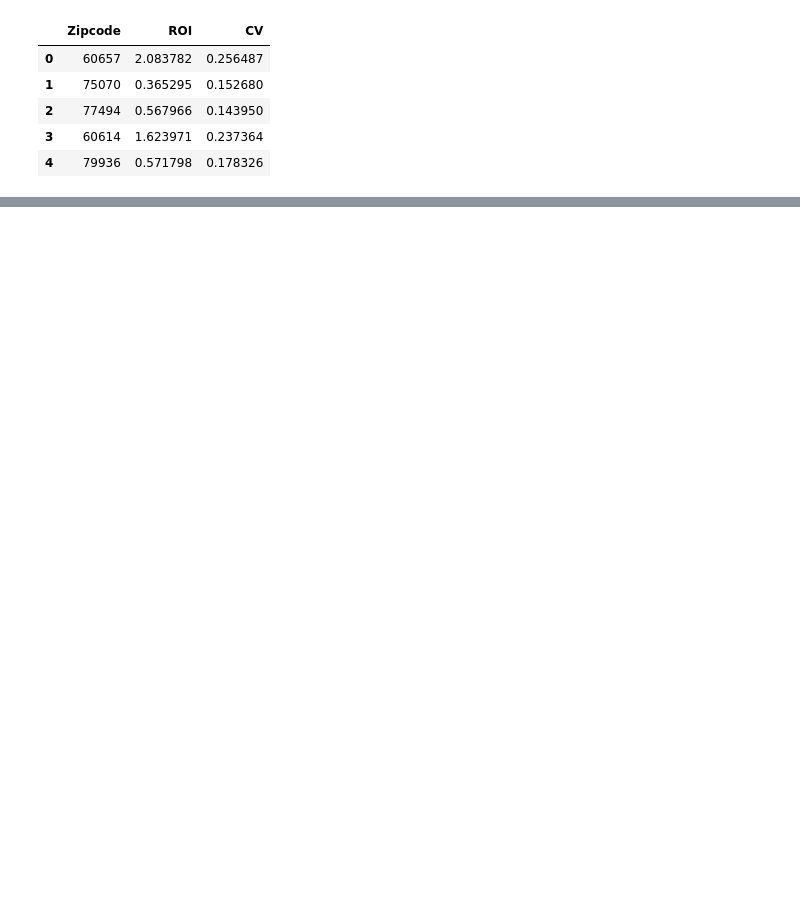
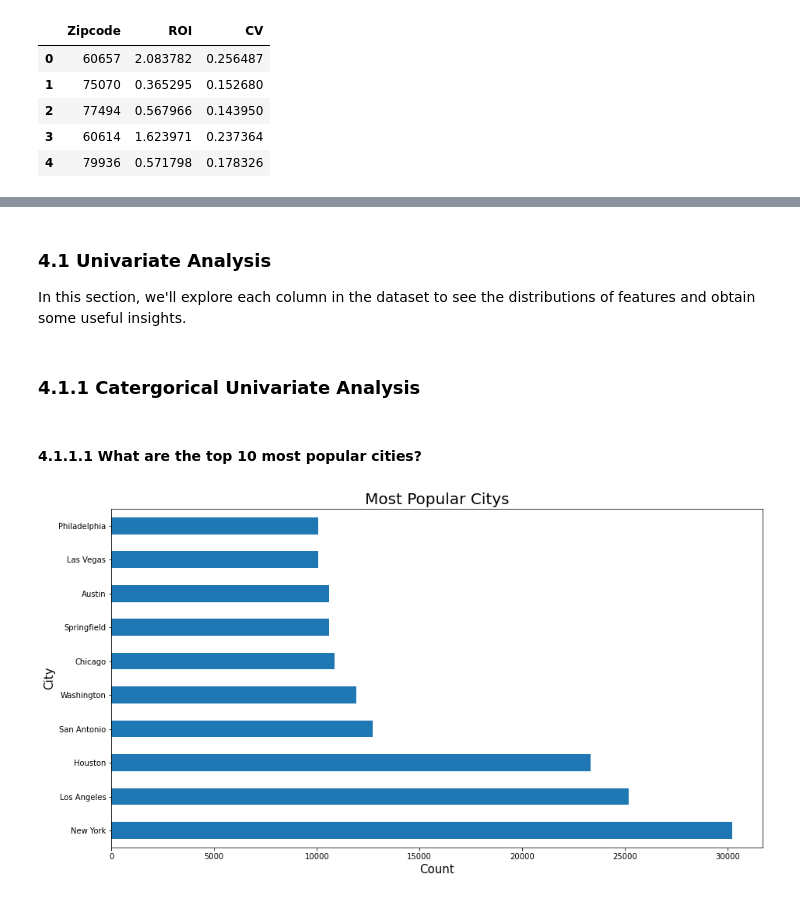
Before and after one commit to HMWIAM/P13, a Jupyter notebook: A. Main/index.ipynb, the cells around one changed output, grey strips where cells are left out. Drawn from its saved outputs; the diff is of its cells as text; code cells hidden in the pictures; blank space fills up the shorter version.

```diff
--- a/A. Main/index.ipynb
+++ b/A. Main/index.ipynb
@@ -374,18 +335 @@ In this section, we'll explore each column in the dataset to see the distributio
-# %%
-def plot_most_popular_categorical(df, column, n=10, figsize=(15, 8)):
-    """
-    Plots the most popular counties based on a given column in the dataset.
-
-    Args:
-        df (DataFrame): The pandas DataFrame containing the data.
-        column (str): The column to consider for counting.
-        n (int): The number of counties to plot (default: 10).
-        figsize (tuple): The figure size (default: (15, 8)).
-    """
-    plt.figure(figsize=figsize)
-    df[column].value_counts()[:n].plot(kind="barh")
-    plt.xlabel("Count", fontsize=15)
-    plt.ylabel(column, fontsize=15)
-    plt.title(f"Most Popular {column.capitalize()}s", fontsize=20)
-    plt.show()
 # %% [markdown]
@@ -508,0 +490,28 @@ new_df.head(5)
+# %% [markdown]
+### 4.1 Univariate Analysis
+In this section, we'll explore each column in the dataset to see the distributions of features and obtain some useful insights.
+# %% [markdown]
+### 4.1.1 Catergorical Univariate Analysis
+# %%
+def plot_most_popular_categorical(df, column, n=10, figsize=(15, 8)):
+    """
+    Plots the most popular datasets based on a given column in the dataset.
+
+    Args:
+        df (DataFrame): The pandas DataFrame containing the data.
+        column (str): The column to consider for counting.
+        n (int): The number of counties to plot (default: 10).
+        figsize (tuple): The figure size (default: (15, 8)).
+    """
+    plt.figure(figsize=figsize)
+    df[column].value_counts()[:n].plot(kind="barh")
+    plt.xlabel("Count", fontsize=15)
+    plt.ylabel(column, fontsize=15)
+    plt.title(f"Most Popular {column.capitalize()}s", fontsize=20)
+    plt.show()
+# %% [markdown]
+#### 4.1.1.1 What are the top 10 most popular cities?
+# %%
+plot_most_popular_categorical(new_df, "City")
+# %% [output]
+[figure, added]
```
Also changed, not shown: parts of 46 cells of this notebook, 8 other files.
